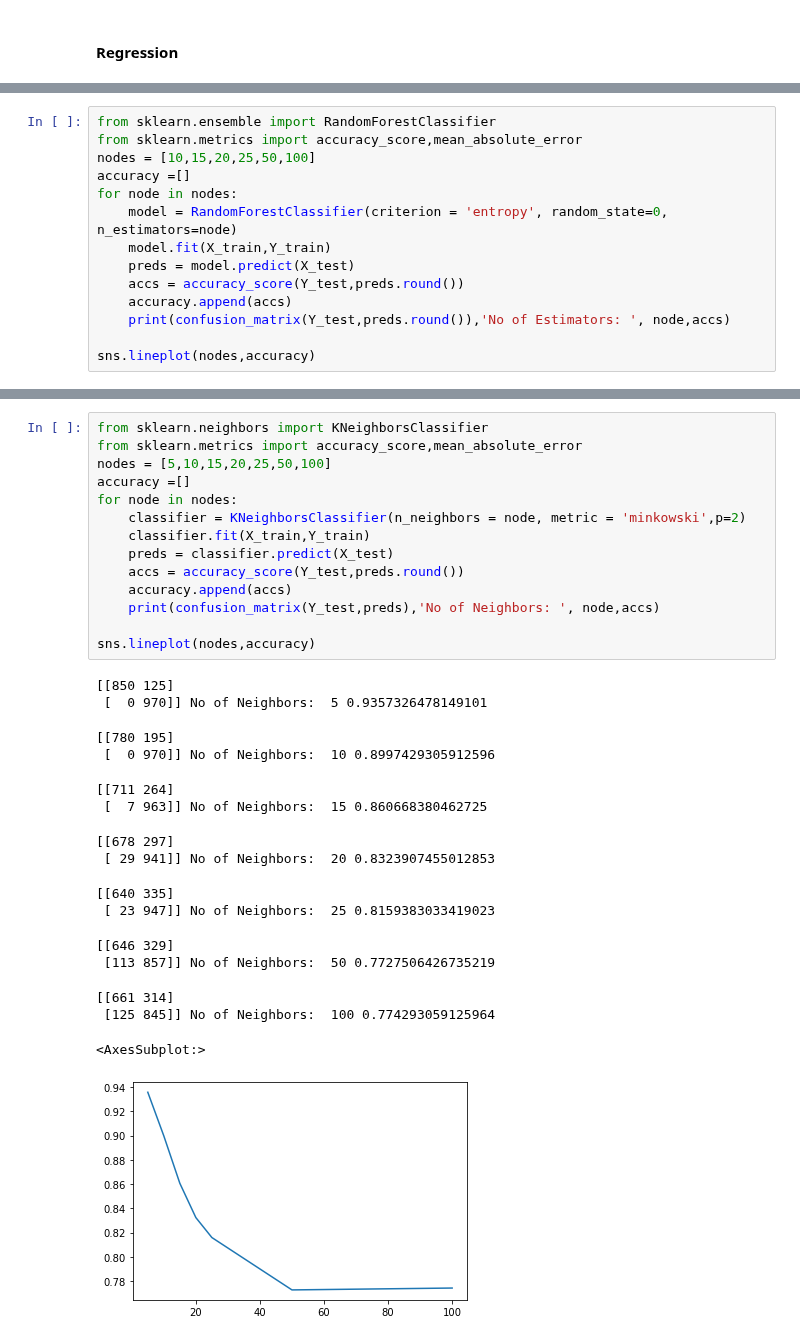
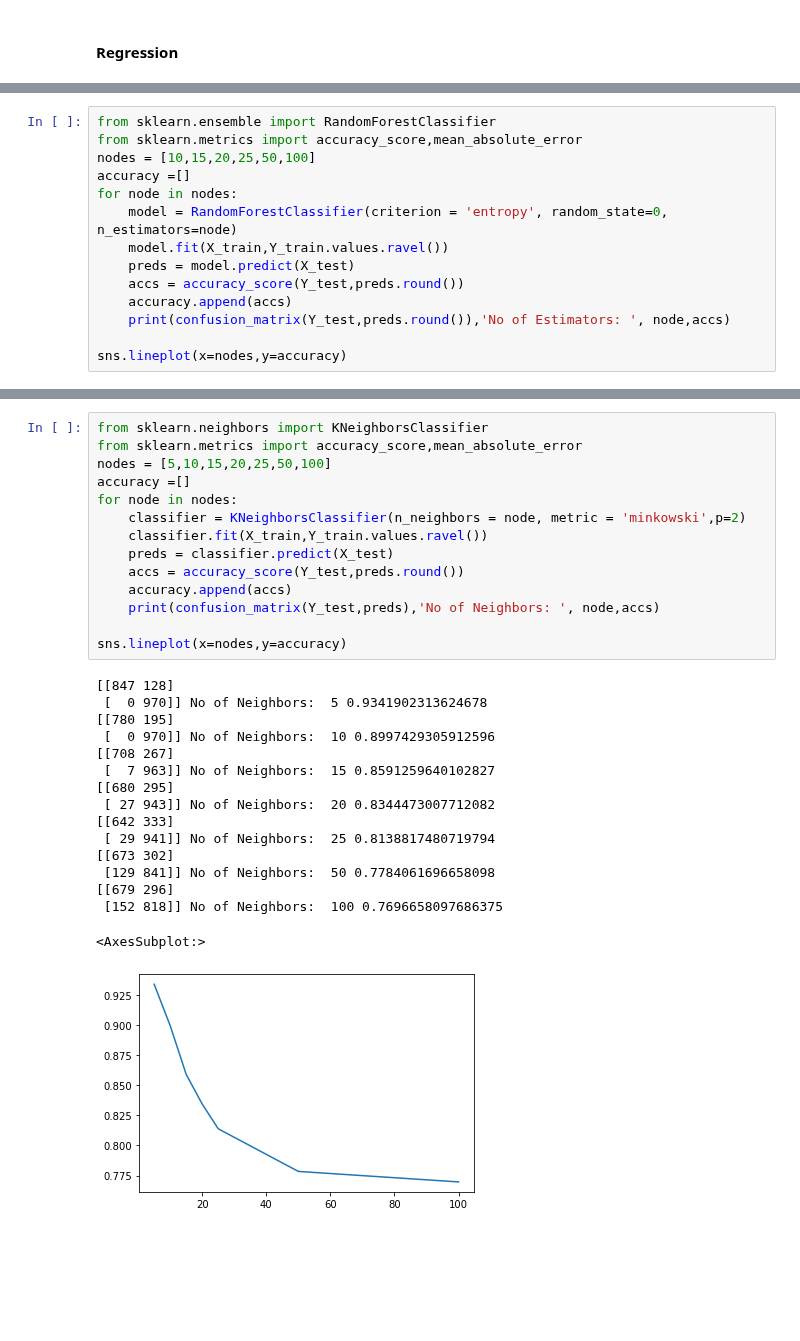
Before and after one commit to vatsalchheda/StrokePrediction, a Jupyter notebook: Stroke.ipynb, the cells around one changed output, grey strips where cells are left out. Cells and saved outputs as stored; diff of their text form; blank space fills up the shorter version.

```diff
--- a/Stroke.ipynb
+++ b/Stroke.ipynb
@@ -362,13 +368,13 @@ nodes = [10,15,20,25,50,100]
 accuracy =[]
 for node in nodes:
     model = RandomForestClassifier(criterion = 'entropy', random_state=0, n_estimators=node)
-    model.fit(X_train,Y_train)
+    model.fit(X_train,Y_train.values.ravel())
     preds = model.predict(X_test)
     accs = accuracy_score(Y_test,preds.round())
     accuracy.append(accs)
     print(confusion_matrix(Y_test,preds.round()),'No of Estimators: ', node,accs)
 
-sns.lineplot(nodes,accuracy)
+sns.lineplot(x=nodes,y=accuracy)
 # %% [output]
 [[952  23]
  [  0 970]] No of Estimators:  10 0.9881748071979435
@@ -387,34 +393,34 @@ sns.lineplot(nodes,accuracy)
 # %%
 from sklearn.neighbors import KNeighborsClassifier
 from sklearn.metrics import accuracy_score,mean_absolute_error
 nodes = [5,10,15,20,25,50,100]
 accuracy =[]
 for node in nodes:
     classifier = KNeighborsClassifier(n_neighbors = node, metric = 'minkowski',p=2)
-    classifier.fit(X_train,Y_train)
+    classifier.fit(X_train,Y_train.values.ravel())
     preds = classifier.predict(X_test)
     accs = accuracy_score(Y_test,preds.round())
     accuracy.append(accs)
     print(confusion_matrix(Y_test,preds),'No of Neighbors: ', node,accs)
 
-sns.lineplot(nodes,accuracy)
+sns.lineplot(x=nodes,y=accuracy)
 # %% [output]
-[[850 125]
- [  0 970]] No of Neighbors:  5 0.9357326478149101
+[[847 128]
+ [  0 970]] No of Neighbors:  5 0.9341902313624678
+[[780 195]
+ [  0 970]] No of Neighbors:  10 0.8997429305912596
+[[708 267]
+ [  7 963]] No of Neighbors:  15 0.8591259640102827
+[[680 295]
+ [ 27 943]] No of Neighbors:  20 0.8344473007712082
+[[642 333]
+ [ 29 941]] No of Neighbors:  25 0.8138817480719794
+[[673 302]
+ [129 841]] No of Neighbors:  50 0.7784061696658098
+[[679 296]
+ [152 818]] No of Neighbors:  100 0.7696658097686375
-[[780 195]
- [  0 970]] No of Neighbors:  10 0.8997429305912596
+<AxesSubplot:>
-[[711 264]
- [  7 963]] No of Neighbors:  15 0.860668380462725
-[[678 297]
- [ 29 941]] No of Neighbors:  20 0.8323907455012853
-[[640 335]
- [ 23 947]] No of Neighbors:  25 0.8159383033419023
-[[646 329]
- [113 857]] No of Neighbors:  50 0.7727506426735219
-[[661 314]
- [125 845]] No of Neighbors:  100 0.774293059125964
-<AxesSubplot:>
-[figure, old version]
+[figure, new version]
 # %%
 import tensorflow as tf
 
```
Also changed, not shown: parts of 6 cells of this notebook.
